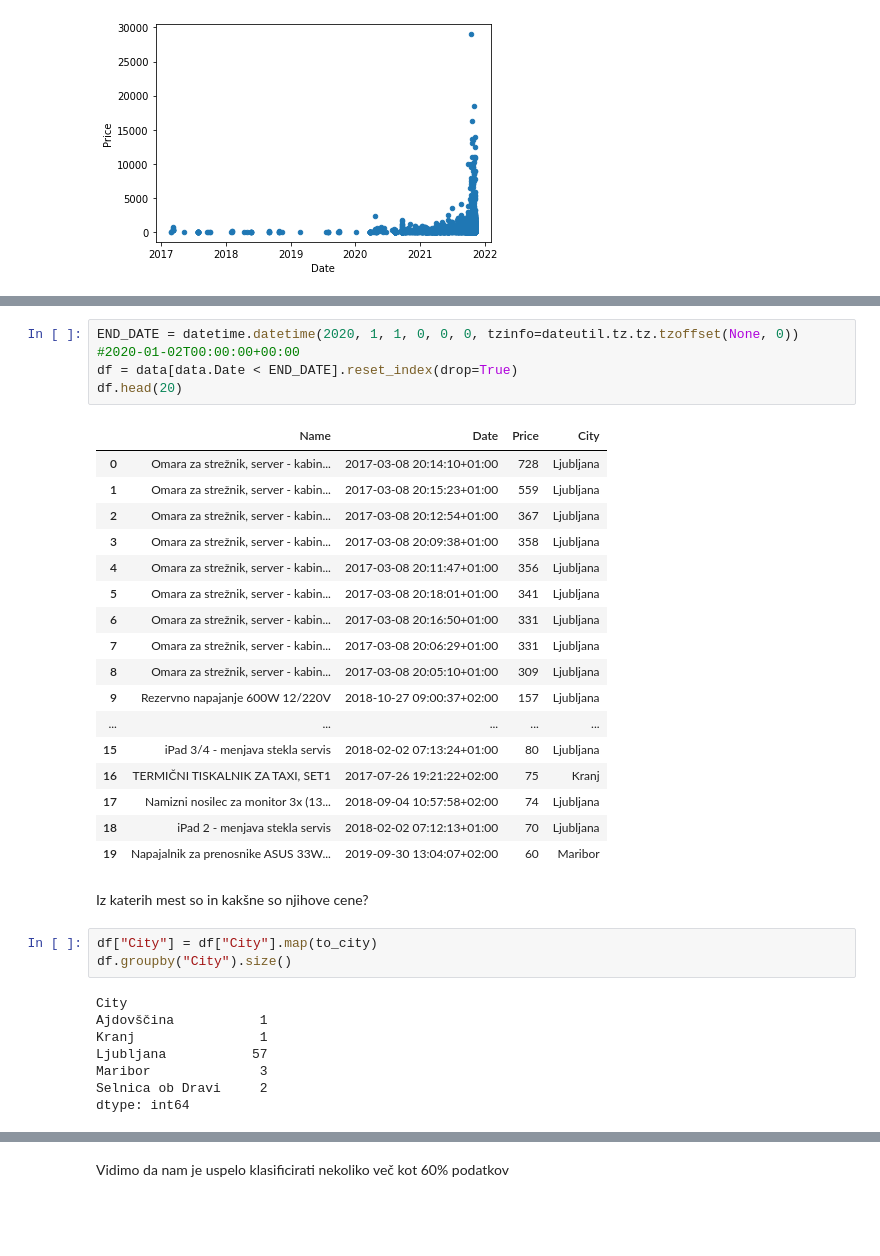
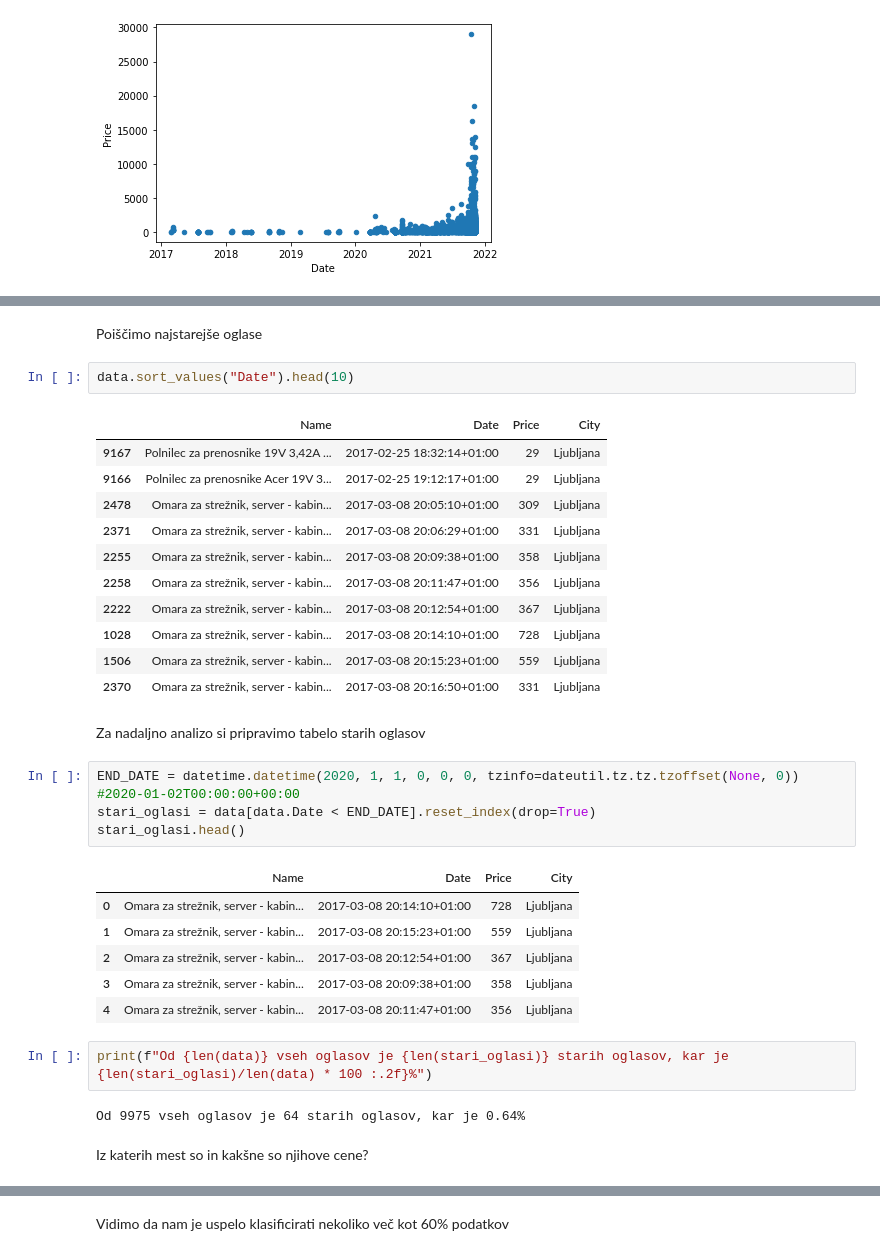
Before and after one commit to JakobPogacnikSouvent/bolha-racunalnistvo-advert-analysis, a Jupyter notebook: analiza.ipynb, the cells around one changed output, grey strips where cells are left out. Saved outputs shown, nothing was run; the diff lists cells and outputs as text; blank space fills up the shorter version.

```diff
--- a/analiza.ipynb
+++ b/analiza.ipynb
@@ -495,35 +577,35 @@ Presenetljivo so najdražji artikli tudi najnovejši. Kateri pa so najstarejši
+# %% [markdown]
+Poiščimo najstarejše oglase
+# %%
+data.sort_values("Date").head(10)
+# %% [output]
+|  | Name | Date | Price | City |
+| 9167 | Polnilec za prenosnike 19V 3,42A ... | 2017-02-25 18:32:14+01:00 | 29 | Ljubljana |
+| 9166 | Polnilec za prenosnike Acer 19V 3... | 2017-02-25 19:12:17+01:00 | 29 | Ljubljana |
+| 2478 | Omara za strežnik, server - kabin... | 2017-03-08 20:05:10+01:00 | 309 | Ljubljana |
+| 2371 | Omara za strežnik, server - kabin... | 2017-03-08 20:06:29+01:00 | 331 | Ljubljana |
+| 2255 | Omara za strežnik, server - kabin... | 2017-03-08 20:09:38+01:00 | 358 | Ljubljana |
+| 2258 | Omara za strežnik, server - kabin... | 2017-03-08 20:11:47+01:00 | 356 | Ljubljana |
+| 2222 | Omara za strežnik, server - kabin... | 2017-03-08 20:12:54+01:00 | 367 | Ljubljana |
+| 1028 | Omara za strežnik, server - kabin... | 2017-03-08 20:14:10+01:00 | 728 | Ljubljana |
+| 1506 | Omara za strežnik, server - kabin... | 2017-03-08 20:15:23+01:00 | 559 | Ljubljana |
+| 2370 | Omara za strežnik, server - kabin... | 2017-03-08 20:16:50+01:00 | 331 | Ljubljana |
+# %% [markdown]
+Za nadaljno analizo si pripravimo tabelo starih oglasov
 # %%
 END_DATE = datetime.datetime(2020, 1, 1, 0, 0, 0, tzinfo=dateutil.tz.tz.tzoffset(None, 0)) #2020-01-02T00:00:00+00:00
-df = data[data.Date < END_DATE].reset_index(drop=True)
-df.head(20)
+stari_oglasi = data[data.Date < END_DATE].reset_index(drop=True)
+stari_oglasi.head()
 # %% [output]
 |  | Name | Date | Price | City |
 | 0 | Omara za strežnik, server - kabin... | 2017-03-08 20:14:10+01:00 | 728 | Ljubljana |
 | 1 | Omara za strežnik, server - kabin... | 2017-03-08 20:15:23+01:00 | 559 | Ljubljana |
 | 2 | Omara za strežnik, server - kabin... | 2017-03-08 20:12:54+01:00 | 367 | Ljubljana |
 | 3 | Omara za strežnik, server - kabin... | 2017-03-08 20:09:38+01:00 | 358 | Ljubljana |
 | 4 | Omara za strežnik, server - kabin... | 2017-03-08 20:11:47+01:00 | 356 | Ljubljana |
-| 5 | Omara za strežnik, server - kabin... | 2017-03-08 20:18:01+01:00 | 341 | Ljubljana |
-| 6 | Omara za strežnik, server - kabin... | 2017-03-08 20:16:50+01:00 | 331 | Ljubljana |
-| 7 | Omara za strežnik, server - kabin... | 2017-03-08 20:06:29+01:00 | 331 | Ljubljana |
-| 8 | Omara za strežnik, server - kabin... | 2017-03-08 20:05:10+01:00 | 309 | Ljubljana |
-| 9 | Rezervno napajanje 600W 12/220V | 2018-10-27 09:00:37+02:00 | 157 | Ljubljana |
-| ... | ... | ... | ... | ... |
-| 15 | iPad 3/4 - menjava stekla servis | 2018-02-02 07:13:24+01:00 | 80 | Ljubljana |
-| 16 | TERMIČNI TISKALNIK ZA TAXI, SET1 | 2017-07-26 19:21:22+02:00 | 75 | Kranj |
-| 17 | Namizni nosilec za monitor 3x (13... | 2018-09-04 10:57:58+02:00 | 74 | Ljubljana |
-| 18 | iPad 2 - menjava stekla servis | 2018-02-02 07:12:13+01:00 | 70 | Ljubljana |
-| 19 | Napajalnik za prenosnike ASUS 33W... | 2019-09-30 13:04:07+02:00 | 60 | Maribor |
+# %%
+print(f"Od {len(data)} vseh oglasov je {len(stari_oglasi)} starih oglasov, kar je {len(stari_oglasi)/len(data) * 100 :.2f}%")
+# %% [output]
+Od 9975 vseh oglasov je 64 starih oglasov, kar je 0.64%
 # %% [markdown]
 Iz katerih mest so in kakšne so njihove cene?
-# %%
-df["City"] = df["City"].map(to_city)
-df.groupby("City").size()
-# %% [output]
-City
-Ajdovščina           1
-Kranj                1
-Ljubljana           57
-Maribor              3
-Selnica ob Dravi     2
-dtype: int64
```
Also changed, not shown: parts of 50 cells of this notebook.
